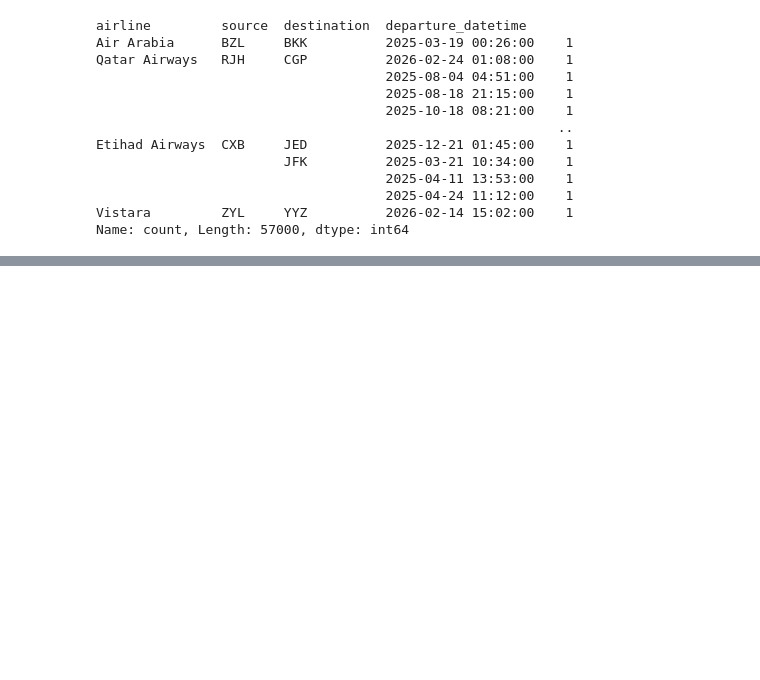
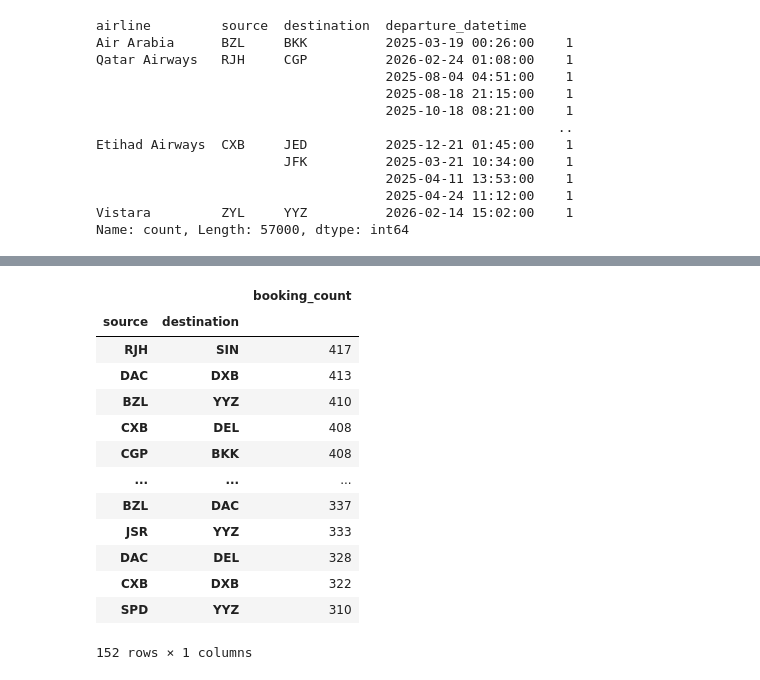
Before and after one commit to GEssuman/data-engineering-labs, a Jupyter notebook: jupyter_nb.ipynb, the cells around one changed output, grey strips where cells are left out. Saved outputs shown, nothing was run; the diff lists cells and outputs as text; code cells hidden in the pictures; blank space fills up the shorter version.

```diff
--- a/jupyter_nb.ipynb
+++ b/jupyter_nb.ipynb
@@ -62,0 +136,21 @@ stage_to_mysql_alchemy(flight_df, bangladesh_conn)
+# %%
+## Most Popular Routes
+
+df[["source", "destination", "total_fare"]].groupby(["source", "destination"]).agg(
+    booking_count=pd.NamedAgg(column="total_fare", aggfunc="count")
+).sort_values("booking_count", ascending=False)
+# %% [output]
+|  |  | booking_count |
+| source | destination |  |
+| RJH | SIN | 417 |
+| DAC | DXB | 413 |
+| BZL | YYZ | 410 |
+| CXB | DEL | 408 |
+| CGP | BKK | 408 |
+| ... | ... | ... |
+| BZL | DAC | 337 |
+| JSR | YYZ | 333 |
+| DAC | DEL | 328 |
+| CXB | DXB | 322 |
+| SPD | YYZ | 310 |
+152 rows × 1 columns
```
Also changed, not shown: parts of 12 cells of this notebook, 24 other files.
